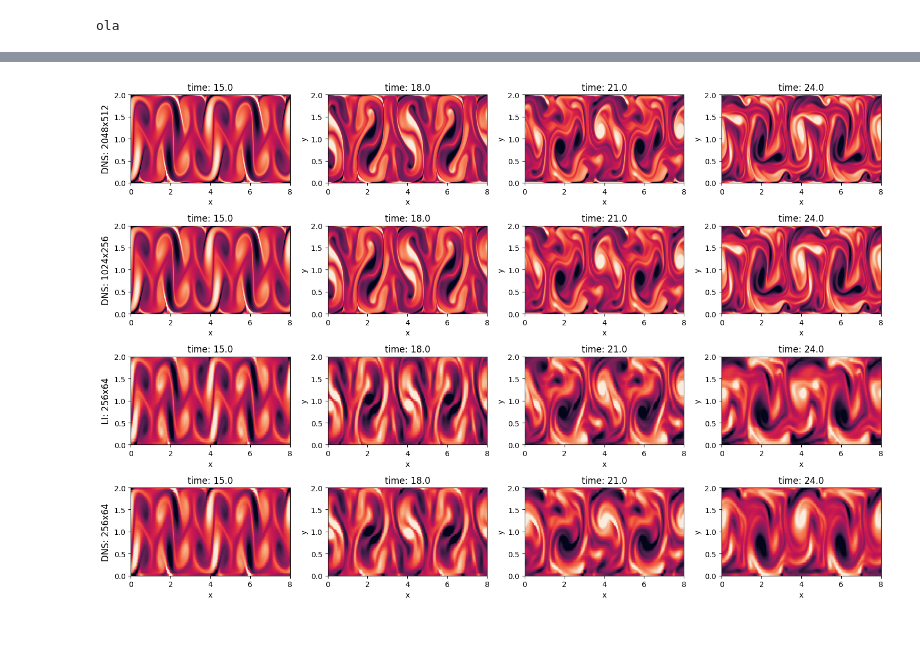
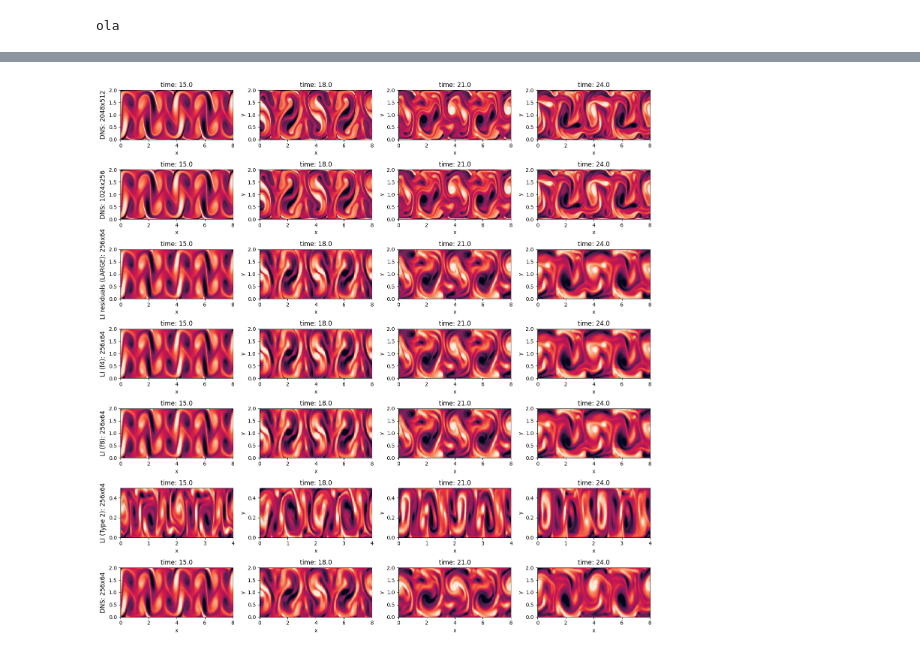
Before and after one commit to diegodelc/jax-cfd, a Jupyter notebook: notebooks/hybrid_model/plotting_all_runs.ipynb, the cells around one changed output, grey strips where cells are left out. Cells and saved outputs as stored; diff of their text form; code cells hidden in the pictures.

```diff
--- a/notebooks/hybrid_model/plotting_all_runs.ipynb
+++ b/notebooks/hybrid_model/plotting_all_runs.ipynb
@@ -83,10 +100,35 @@ models = [
         "legend" : "DNS: 1024x256",
         "plot_style" : "--c"
     },
+
+    {
+        "name" : 'VEL_SUPER_RES_BEST.nc',
+        "kill_factor" : 1,
+        "legend" : "LI residuals (LARGE): 256x64",
+        "plot_style" : "--c"
+    },
+    {
+        "name" : 'vel_super_direct_256x64_f4.nc',
+        "kill_factor" : 1,
+        "legend" : "LI (f4): 256x64",
+        "plot_style" : "--c"
+    },
     {
         "name" : 'vel_super_direct_256x64_f8.nc',
         "kill_factor" : 1,
-        "legend" : "LI: 256x64",
+        "legend" : "LI (f8): 256x64",
+        "plot_style" : "--c"
+    },
+#     {
+#         "name" : 'vel_super_residuals_256x64_f4.nc',
+#         "kill_factor" : 1,
+#         "legend" : "LI (residuals) (f8): 256x64",
+#         "plot_style" : "--c"
+#     },
+    {
+        "name" : 'LI_diffuse_256x64.nc',
+        "kill_factor" : 1,
+        "legend" : "LI (Type 2): 256x64",
         "plot_style" : "--c"
     },
     {
@@ -177,6 +219,6 @@ def plot_var(models,rows,columns,var,figsize=(15,12)):
 # %%
 with warnings.catch_warnings():
     warnings.simplefilter("ignore")
-    plot_var(models,rows,columns,'vorticity',figsize=(15,10))
+    plot_var(models,rows,columns,'vorticity',figsize=(15,15))
 # %% [output]
-[figure, old version]
+[figure, new version]
```
Also changed, not shown: parts of 12 cells of this notebook, 3 other files.
